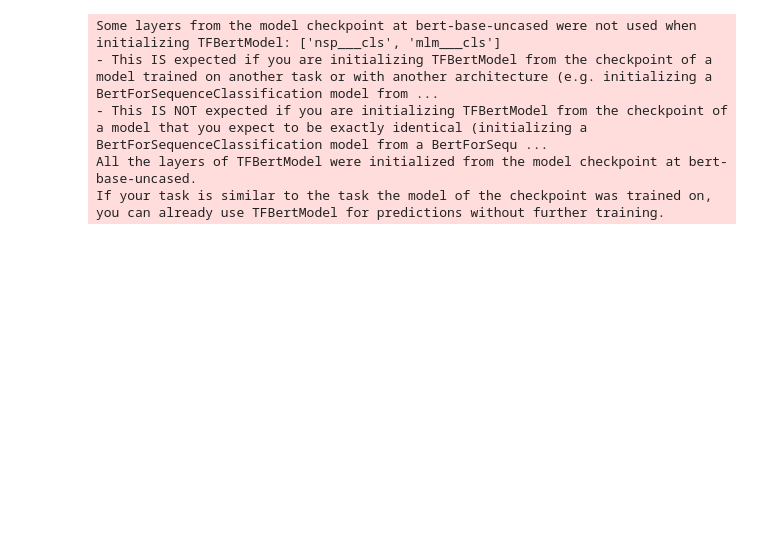
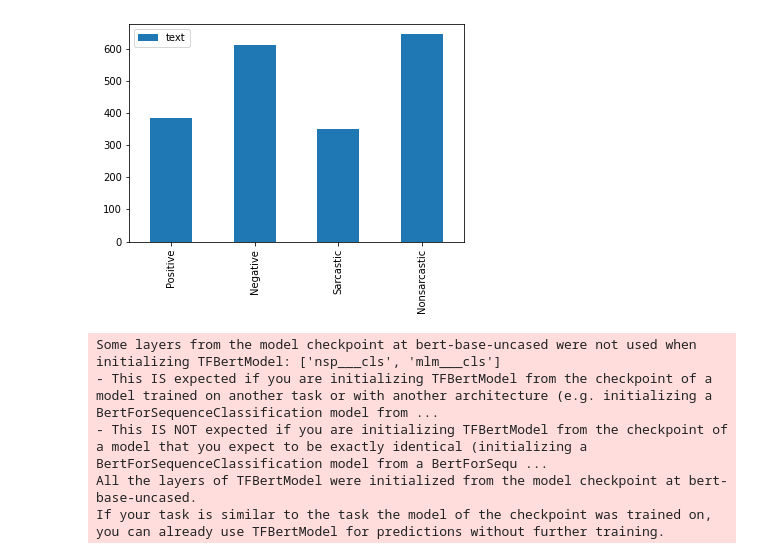
Before and after one commit to busrat/Sentiment-Analysis, a Jupyter notebook: SentimentAnalysis.ipynb, the cells around one changed output. Drawn from its saved outputs; the diff is of its cells as text; code cells hidden in the pictures; blank space fills up the shorter version.

```diff
--- a/SentimentAnalysis.ipynb
+++ b/SentimentAnalysis.ipynb
@@ -45,20 +46,35 @@ import numpy as np
 # %%
 # COMMON
 # Import data
 df = pd.read_csv('text_and_annorations.csv')
 df = df[['headline', 'Default_Polarity', 'is_sarcastic']]
+
+
+pos = len(df[df.Default_Polarity == 1])
+neg = len(df[df.Default_Polarity == -1])
+sarc = len(df[df.is_sarcastic == 'Yes'])
+nonsarc = len(df[df.is_sarcastic == 'No'])
+
+# Create a sample dataframe with an text index
+plotdata = pd.DataFrame(
+    {"text": [pos, neg, sarc, nonsarc]},
+    index=["Positive", "Negative", "Sarcastic", "Nonsarcastic"])
+# Plot a bar chart
+plotdata.plot(kind="bar")
 
 # Remove missing rows
 df = df.dropna()
 
 df = df.groupby('Default_Polarity').filter(lambda x : len(x) > 1)
 df = df.groupby('is_sarcastic').filter(lambda x : len(x) > 1)
 
 # Convert to numeric for bert
 df['Polarity'] = pd.Categorical(df['Default_Polarity'])
 df['Sarcasm'] = pd.Categorical(df['is_sarcastic'])
 df['Default_Polarity'] = df['Polarity'].cat.codes
 df['is_sarcastic'] = df['Sarcasm'].cat.codes
+# %% [output]
+[figure, added]
 # %%
 # COMMON
 # Split into training and testing
```
Also changed, not shown: parts of 7 cells of this notebook.
